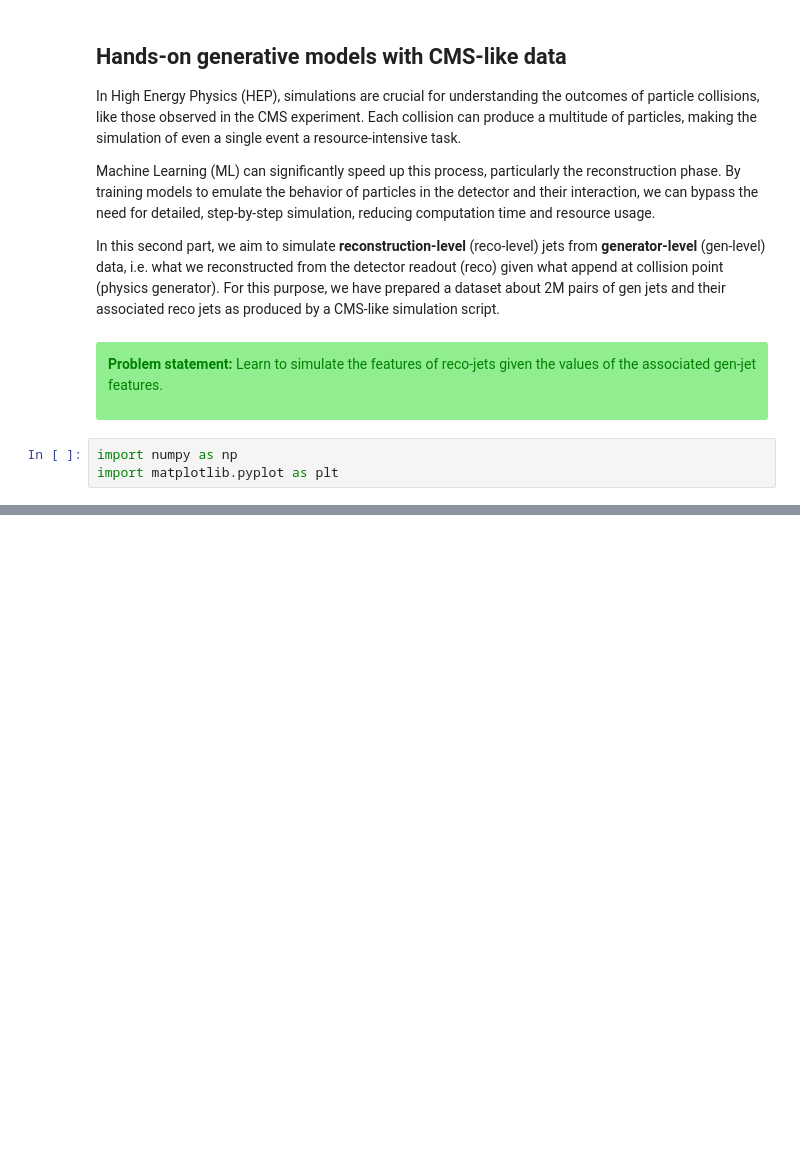
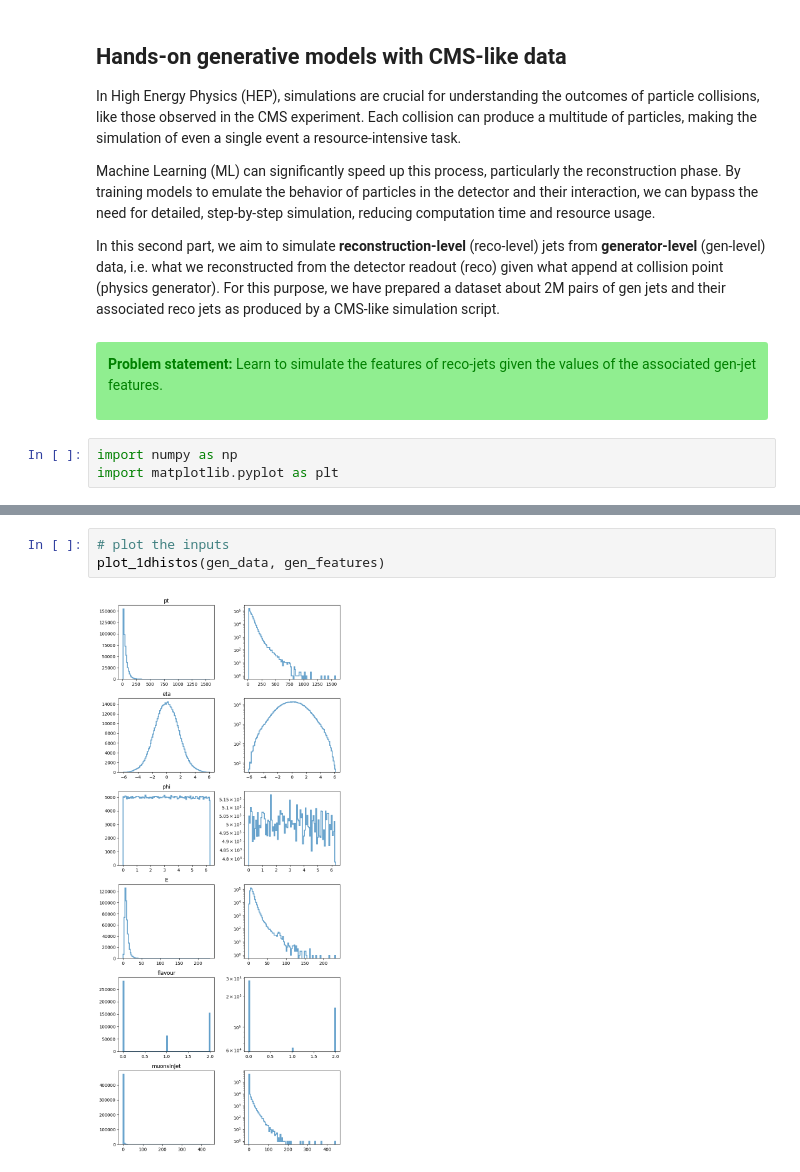
Before and after one commit to francesco-vaselli/flow_matching_introduction, a Jupyter notebook: exercises.ipynb, the cells around one changed output, grey strips where cells are left out. Saved outputs shown, nothing was run; the diff lists cells and outputs as text; blank space fills up the shorter version.

```diff
--- a/exercises.ipynb
+++ b/exercises.ipynb
@@ -362,0 +410,5 @@ import matplotlib.pyplot as plt
+# %%
+# plot the inputs
+plot_1dhistos(gen_data, gen_features)
+# %% [output]
+[figure, added]
```
Also changed, not shown: parts of 20 cells of this notebook, 1 other file.
